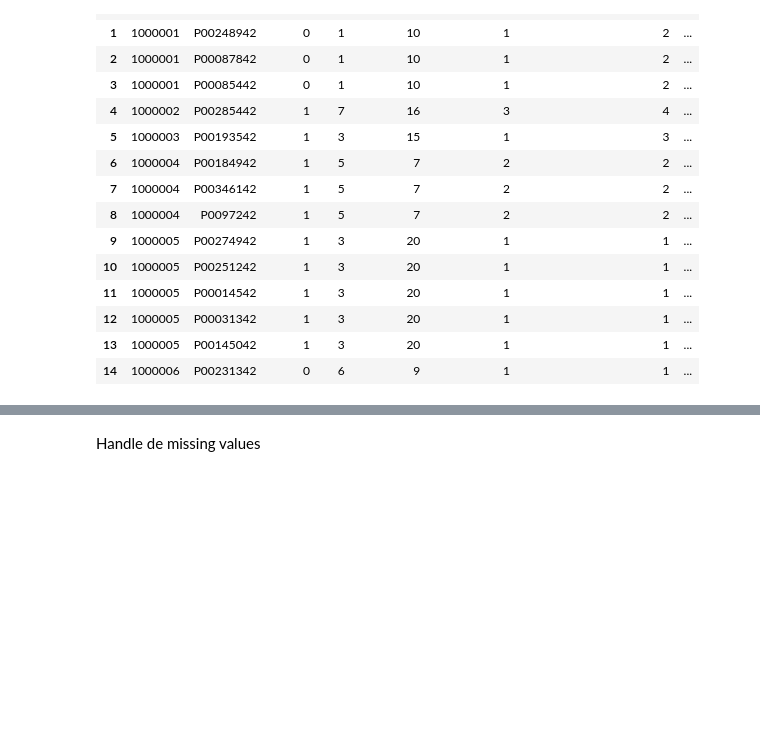
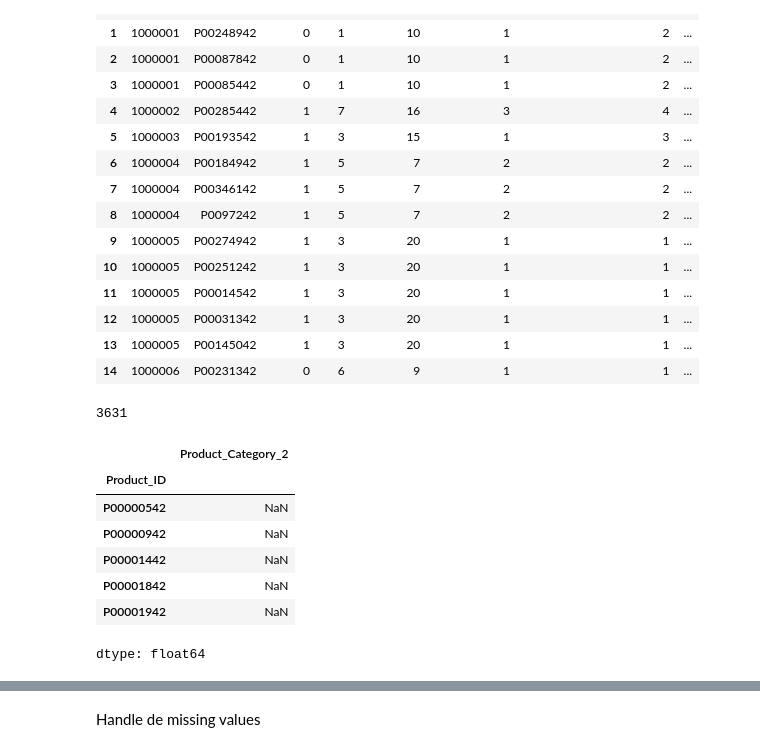
Before and after one commit to jmestanza/deep-learning, a Jupyter notebook: Mestanza-Joaquin-DL-TP Co17.ipynb, the cells around one changed output, grey strips where cells are left out. Cells and saved outputs as stored; diff of their text form; code cells hidden in the pictures; blank space fills up the shorter version.

```diff
--- a/Mestanza-Joaquin-DL-TP Co17.ipynb
+++ b/Mestanza-Joaquin-DL-TP Co17.ipynb
@@ -282,3 +282,22 @@ encoded_dataset.head(15)
 | 12 | 1000005 | P00031342 | 1 | 3 | 20 | 1 | 1 | ... |
 | 13 | 1000005 | P00145042 | 1 | 3 | 20 | 1 | 1 | ... |
 | 14 | 1000006 | P00231342 | 0 | 6 | 9 | 1 | 1 | ... |
+# %%
+unique_product_ids = encoded_dataset['Product_ID'].unique()
+len(unique_product_ids)
+# %% [output]
+3631
+# %%
+product_ids_group = encoded_dataset.groupby('Product_ID')['Product_Category_2'].min()
+product_ids_with_only_nan = encoded_dataset.groupby('Product_ID')['Product_Category_2'].min().isnull()
+product_ids_nans = product_ids_group[product_ids_with_only_nan]
+product_ids_nans.head()
+# %% [output]
+|  | Product_Category_2 |
+| Product_ID |  |
+| P00000542 | NaN |
+| P00000942 | NaN |
+| P00001442 | NaN |
+| P00001842 | NaN |
+| P00001942 | NaN |
+dtype: float64
```
Also changed, not shown: parts of 3 cells of this notebook.
